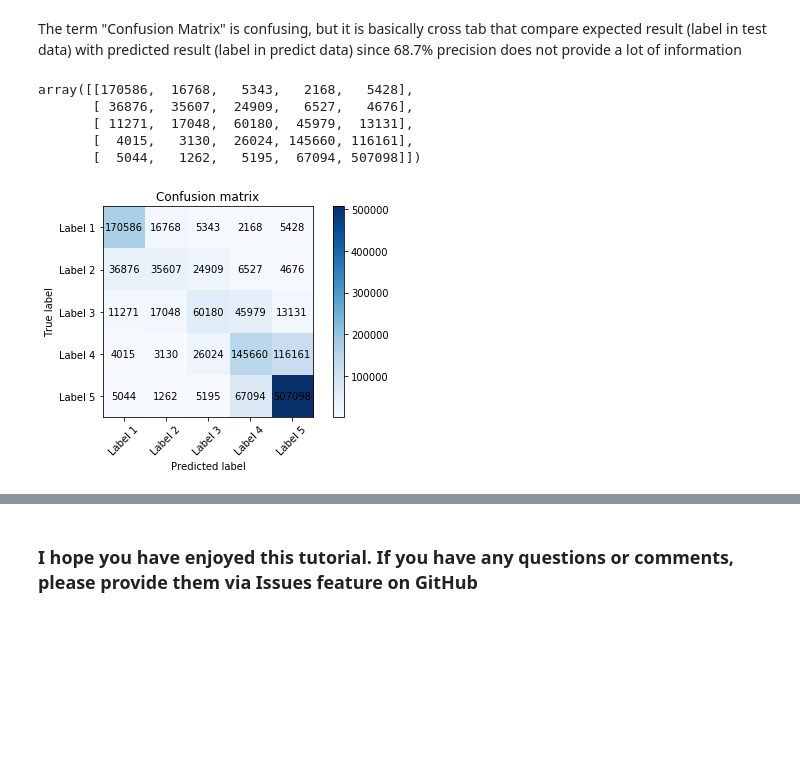
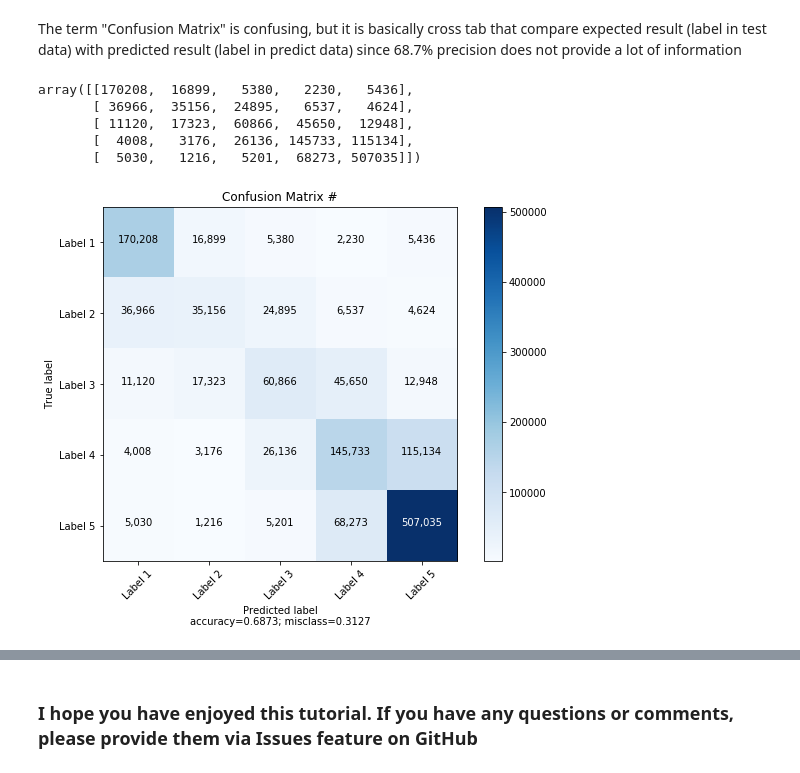
Before and after one commit to mediumworx/analytics, a Jupyter notebook: Text_Classification/Text_Classification_Yelp.ipynb, the cells around one changed output, grey strips where cells are left out. Drawn from its saved outputs; the diff is of its cells as text; code cells hidden in the pictures; blank space fills up the shorter version.

```diff
--- a/Text_Classification/Text_Classification_Yelp.ipynb
+++ b/Text_Classification/Text_Classification_Yelp.ipynb
@@ -567,7 +582,7 @@ After model has been tested, we will need to predict results (i.e., labels) from
 # %% [markdown]
 3.10.1. Import predict result using test data
 # %%
-test_predict_data_v1 = pd.read_csv('data/test_predict_data_v1.txt', delimiter=r"\s+")
+test_predict_data_v1 = pd.read_csv('data/test_predict_data_v1.txt', delimiter=r"\s+", header=None)
 test_predict_data_v1.columns = ['predict', 'predict-prob']
 # %% [markdown]
 3.10.2. Validate predict result has been imported correctly
@@ -596,25 +611,3 @@ test_predict_data_v1.head()
 The term "Confusion Matrix" is confusing, but it is basically cross tab that compare expected result (label in test data) with predicted result (label in predict data) since 68.7% precision does not provide a lot of information
 # %%
 from sklearn.metrics import confusion_matrix
-# %%
-import numpy as np
-from matplotlib import pyplot as plt
-
-def plot_confusion_matrix(cm, target_names, title='Confusion matrix', cmap=plt.cm.Blues):
-    plt.imshow(cm, interpolation='nearest', cmap=cmap)
-    plt.title(title)
-    plt.colorbar()
-    tick_marks = np.arange(len(target_names))
-    plt.xticks(tick_marks, target_names, rotation=45)
-    plt.yticks(tick_marks, target_names)
-    plt.tight_layout()
-
-    width, height = cm.shape
-
-    for x in range(width):
-        for y in range(height):
-            plt.annotate(str(cm[x][y]), xy=(y, x),
-                        horizontalalignment='center',
-                        verticalalignment='center')
-    plt.ylabel('True label')
-    plt.xlabel('Predicted label')
@@ -621,14 +687,13 @@ def plot_confusion_matrix(cm, target_names, title='Confusion matrix', cmap=plt.c
 # %%
 cm_v1 = confusion_matrix(test_review_data['stars'], test_predict_data_v1['predict'])
+cm_v1
+# %% [output]
+array([[170208,  16899,   5380,   2230,   5436],
+       [ 36966,  35156,  24895,   6537,   4624],
+       [ 11120,  17323,  60866,  45650,  12948],
+       [  4008,   3176,  26136, 145733, 115134],
+       [  5030,   1216,   5201,  68273, 507035]])
-# %%
-cm_v1
-# %% [output]
-array([[170586,  16768,   5343,   2168,   5428],
-       [ 36876,  35607,  24909,   6527,   4676],
-       [ 11271,  17048,  60180,  45979,  13131],
-       [  4015,   3130,  26024, 145660, 116161],
-       [  5044,   1262,   5195,  67094, 507098]])
 # %%
-plot_confusion_matrix(cm_v1, ['Label 1', 'Label 2', 'Label 3', 'Label 4', 'Label 5'])
+plot_confusion_matrix(cm=cm_v1, normalize=False, target_names = ['Label 1', 'Label 2', 'Label 3', 'Label 4', 'Label 5'], title = "Confusion Matrix #")
 # %% [output]
-[figure, old version]
+[figure, new version]
```
Also changed, not shown: parts of 20 cells of this notebook.
